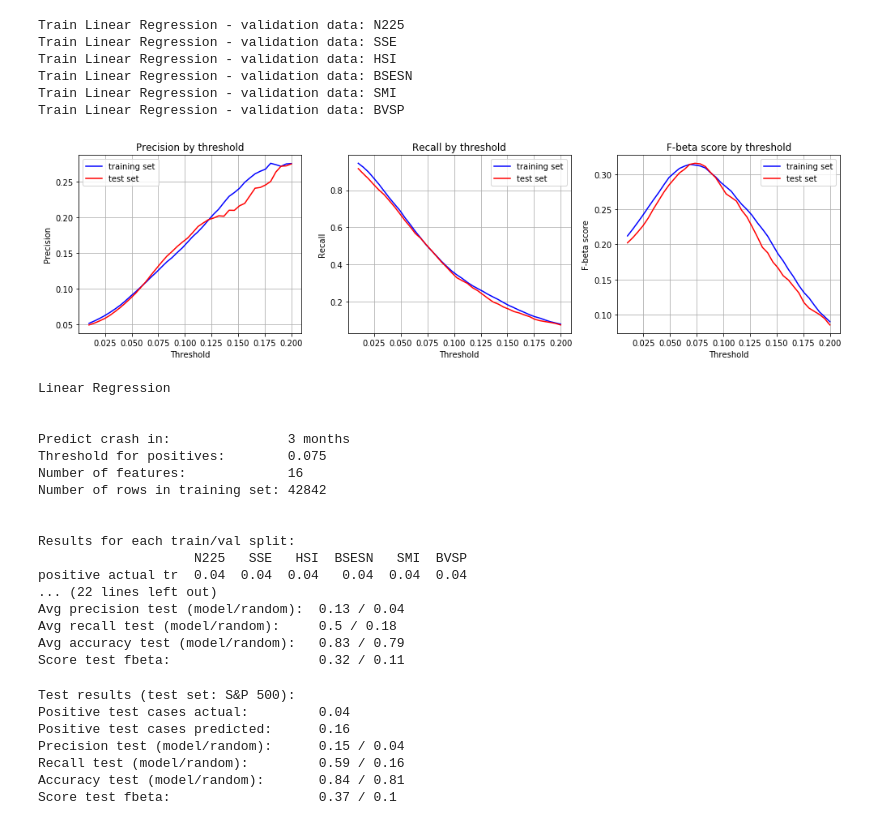
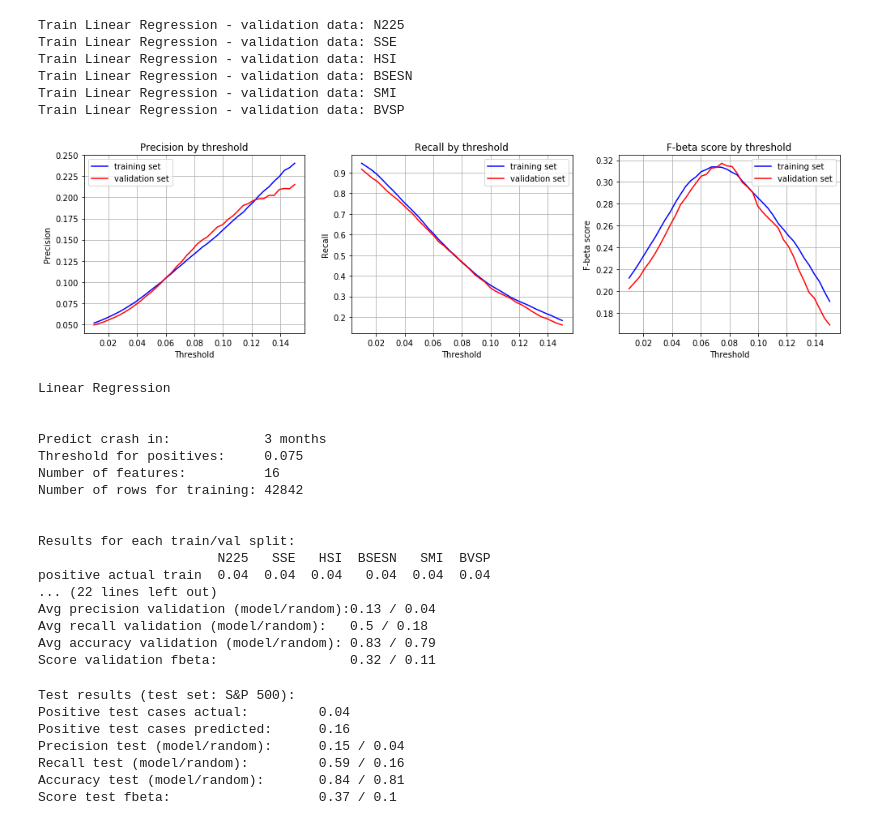
Before and after one commit to roman807/Predicting-Stock-Market-Crashes, a Jupyter notebook: models/lin_reg.ipynb, the cells around one changed output. Cells and saved outputs as stored; diff of their text form; code cells hidden in the pictures.

```diff
--- a/models/lin_reg.ipynb
+++ b/models/lin_reg.ipynb
@@ -51,21 +53,21 @@ dfs_x_training = list(dfs_x)
 dfs_x_training.pop(index_test)
 dfs_y_training = list(dfs_y)
 dfs_y_training.pop(index_test)
-y_train_all, y_test_all = [], []
-y_pred_train_all, y_pred_test_all = [], []
+y_train_all, y_val_all = [], []
+y_pred_train_all, y_pred_val_all = [], []
 for val_data in training_set_names:
-    x_train, y_train, x_test, y_test = data.get_train_test(dfs_x_training, dfs_y_training, \
+    x_train, y_train, x_val, y_val = data.get_train_test(dfs_x_training, dfs_y_training, \
             training_set_names, test_data=val_data)
-    y_train, y_test = y_train[:, index_month].astype(int), y_test[:, index_month].astype(int)
+    y_train, y_val = y_train[:, index_month].astype(int), y_val[:, index_month].astype(int)
     y_train_all.append(y_train)
-    y_test_all.append(y_test)
+    y_val_all.append(y_val)
     print('Train ' + str(model_name) + ' - validation data: ' + str(val_data))
     lm = linear_model.LinearRegression()
     model = lm.fit(x_train, y_train)
     y_pred_train = model.predict(x_train)
     y_pred_train_all.append(y_pred_train)
-    y_pred_test = model.predict(x_test)
-    y_pred_test_all.append(y_pred_test)
+    y_pred_val = model.predict(x_val)
+    y_pred_val_all.append(y_pred_val)
 # %% [output]
 Train Linear Regression - validation data: N225
 Train Linear Regression - validation data: SSE
@@ -76,40 +78,41 @@ Train Linear Regression - validation data: BVSP
 # %%
 # -------------------- Find best threshold -------------------- #
 beta = 2
 rcParams['figure.figsize'] = 14, 4
-eval_ = EvaluateResults(y_train_all, y_test_all, y_pred_train_all, y_pred_test_all, model_name, test_data)
-eval_.find_threshold(beta=beta, threshold_min=0.01, threshold_max=0.20, resolution=40)
+eval_ = EvaluateResults(y_train_all, y_val_all, y_pred_train_all, y_pred_val_all, model_name,\
+            test_data)
+eval_.find_threshold(beta=beta, threshold_min=0.01, threshold_max=0.15, resolution=40)
 # %% [output]
-[figure, old version]
+[figure, new version]
 # %%
 # -------------------- Evaluate results -------------------- #
 threshold = 0.075
 beta = 2
 print(model_name)
 print('\n')
-print('Predict crash in:               ' + str(month_prediction) + ' months')
-print('Threshold for positives:        ' + str(threshold))
-print('Number of features:             ' + str(dfs_xy[0].shape[1] - 1))
-print('Number of rows in training set: ' + str(len(y_pred_train_all[0]) + len(y_pred_test_all[0])))
+print('Predict crash in:            ' + str(month_prediction) + ' months')
+print('Threshold for positives:     ' + str(threshold))
+print('Number of features:          ' + str(dfs_x[0].shape[1]))
+print('Number of rows for training: ' + str(len(y_pred_train_all[0]) + len(y_pred_val_all[0])))
 print('\n')
 eval_.training_results(threshold, training_set_names, beta=beta)
 # %% [output]
 Linear Regression
 
 
-Predict crash in:               3 months
-Threshold for positives:        0.075
-Number of features:             16
-Number of rows in training set: 42842
+Predict crash in:            3 months
+Threshold for positives:     0.075
+Number of features:          16
+Number of rows for training: 42842
 
 
 Results for each train/val split:
-                    N225   SSE   HSI  BSESN   SMI  BVSP
-positive actual tr  0.04  0.04  0.04   0.04  0.04  0.04
+                       N225   SSE   HSI  BSESN   SMI  BVSP
+positive actual train  0.04  0.04  0.04   0.04  0.04  0.04
 ... (22 lines left out)
-Avg precision test (model/random):  0.13 / 0.04
-Avg recall test (model/random):     0.5 / 0.18
-Avg accuracy test (model/random):   0.83 / 0.79
-Score test fbeta:                   0.32 / 0.11
+Avg precision validation (model/random):0.13 / 0.04
+Avg recall validation (model/random):   0.5 / 0.18
+Avg accuracy validation (model/random): 0.83 / 0.79
+Score validation fbeta:                 0.32 / 0.11
 # %%
 # -------------------- Test model -------------------- #
```
Also changed, not shown: parts of 6 cells of this notebook.
